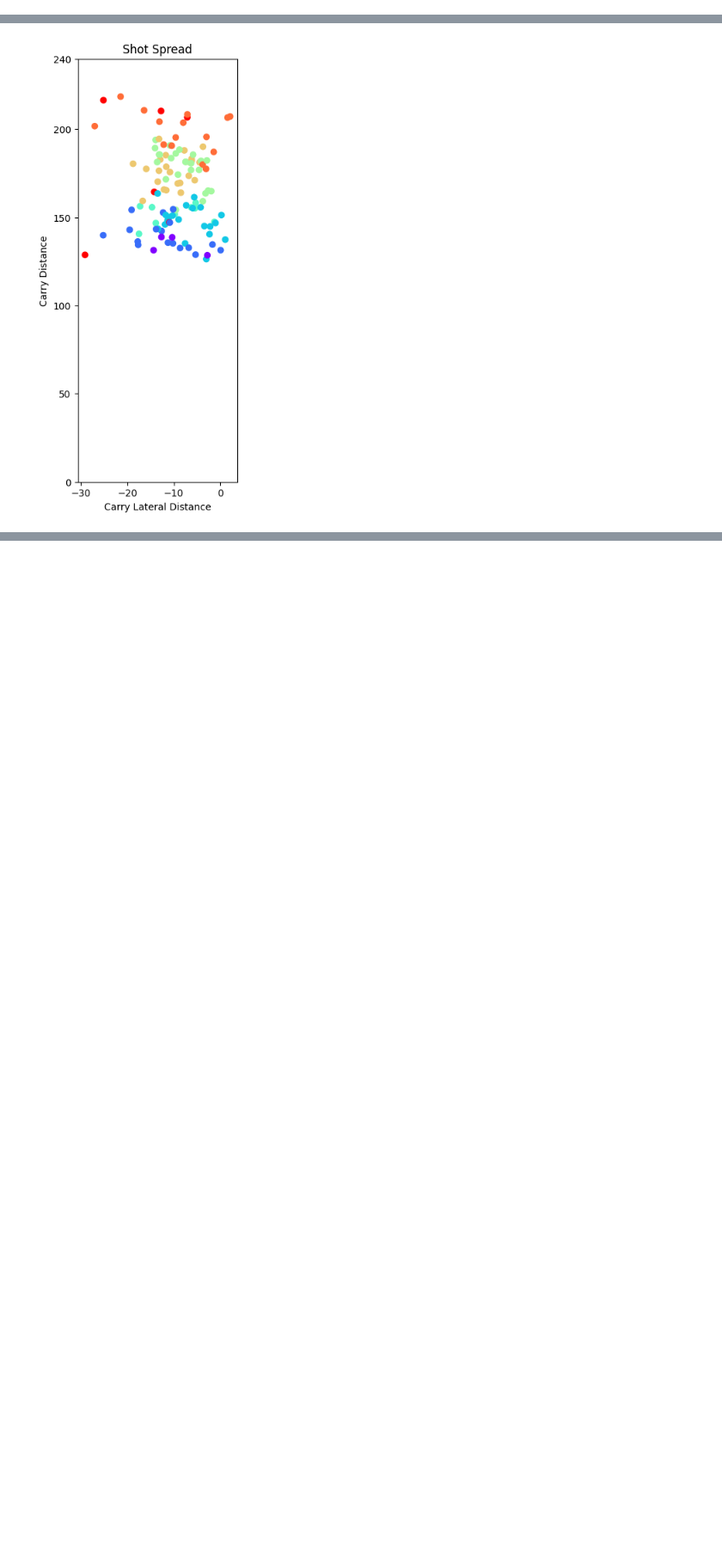
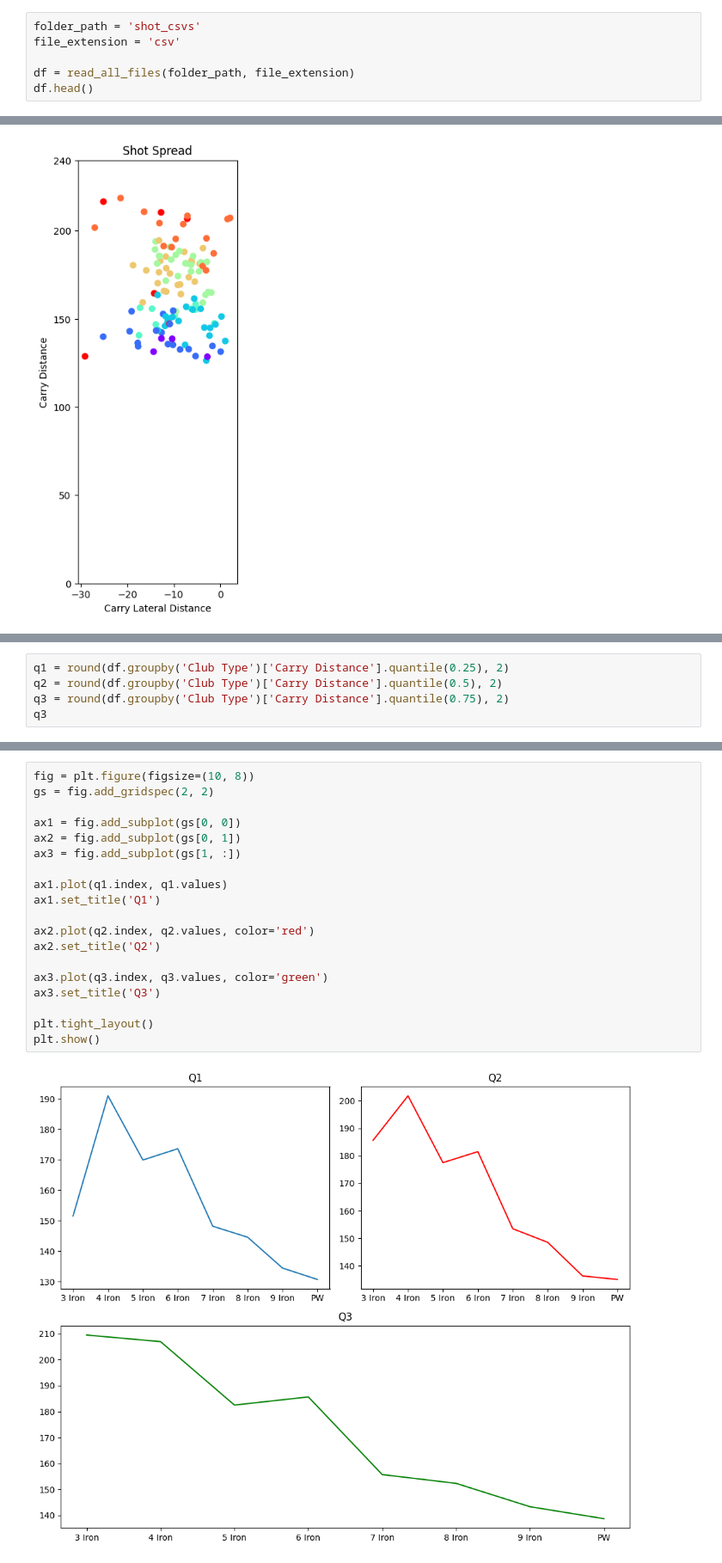
Before and after one commit to joja4479/Golf-Shot-Analysis, a Jupyter notebook: golf_shot_analysis.ipynb, the cells around one changed output, grey strips where cells are left out. Shown: that part at 86% size. Saved outputs shown, nothing was run; the diff lists cells and outputs as text; blank space fills up the shorter version.

```diff
--- a/golf_shot_analysis.ipynb
+++ b/golf_shot_analysis.ipynb
@@ -17,0 +31,6 @@ df.head()
+# %%
+folder_path = 'shot_csvs'
+file_extension = 'csv'
+
+df = read_all_files(folder_path, file_extension)
+df.head()
@@ -134,0 +233,5 @@ plt.show()
+# %%
+q1 = round(df.groupby('Club Type')['Carry Distance'].quantile(0.25), 2)
+q2 = round(df.groupby('Club Type')['Carry Distance'].quantile(0.5), 2)
+q3 = round(df.groupby('Club Type')['Carry Distance'].quantile(0.75), 2)
+q3
@@ -134,0 +249,21 @@ plt.show()
+# %%
+fig = plt.figure(figsize=(10, 8))
+gs = fig.add_gridspec(2, 2)
+
+ax1 = fig.add_subplot(gs[0, 0])
+ax2 = fig.add_subplot(gs[0, 1])
+ax3 = fig.add_subplot(gs[1, :])
+
+ax1.plot(q1.index, q1.values)
+ax1.set_title('Q1')
+
+ax2.plot(q2.index, q2.values, color='red')
+ax2.set_title('Q2')
+
+ax3.plot(q3.index, q3.values, color='green')
+ax3.set_title('Q3')
+
+plt.tight_layout()
+plt.show()
+# %% [output]
+[figure, added]
```
Also changed, not shown: parts of 20 cells of this notebook.
